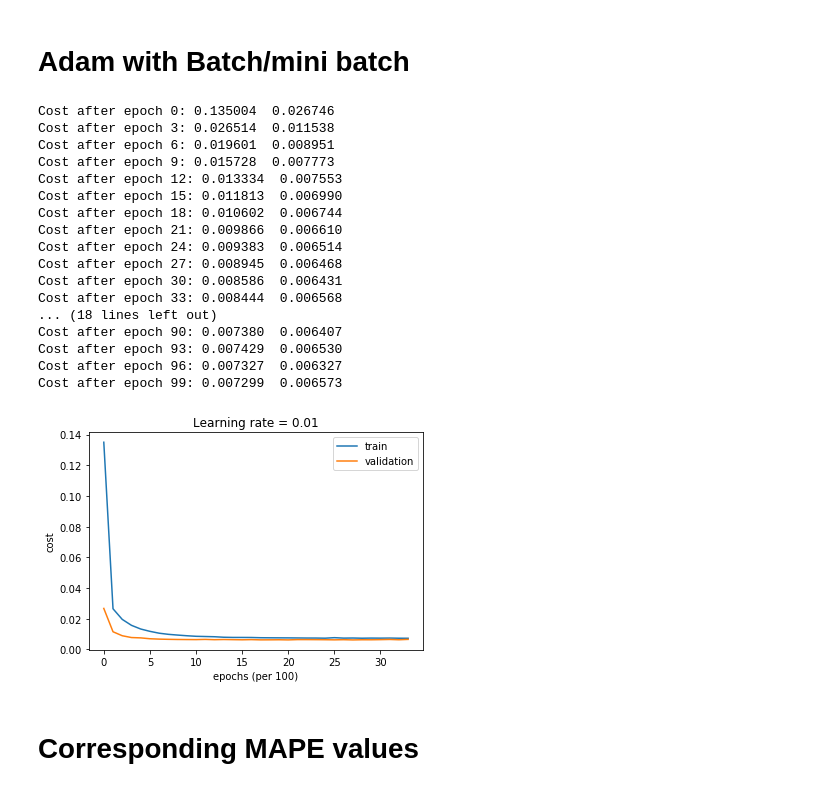
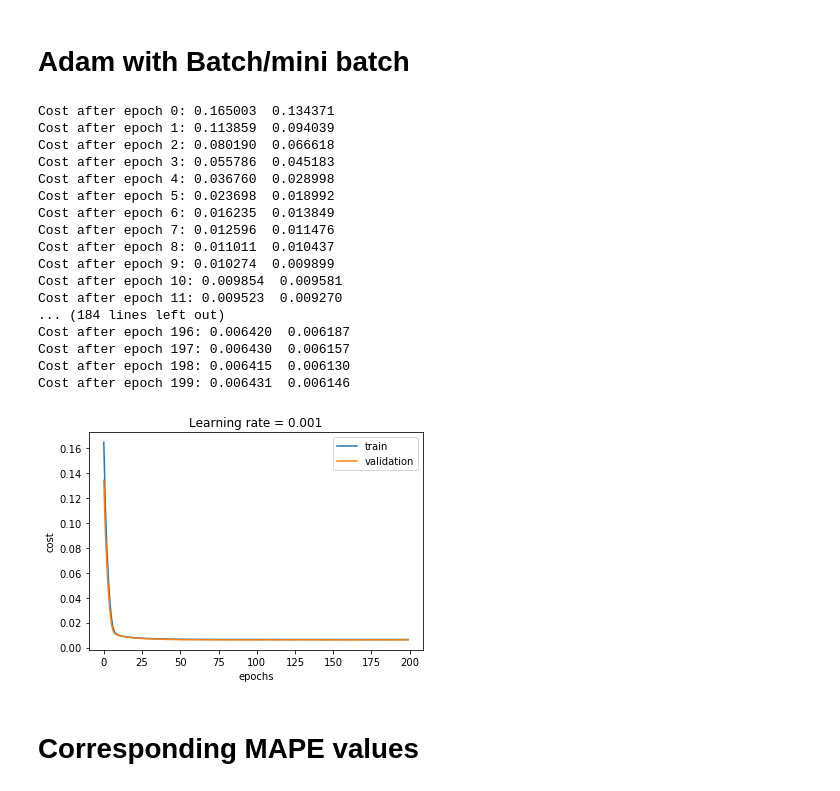
Before and after one commit to munkeops/ANN, a Jupyter notebook: Combined Cycle Power Plant.ipynb, the cells around one changed output. Cells and saved outputs as stored; diff of their text form; code cells hidden in the pictures.

```diff
--- a/Combined Cycle Power Plant.ipynb
+++ b/Combined Cycle Power Plant.ipynb
@@ -288,28 +282,28 @@ print(pred_denorm)
 # Adam with Batch/mini batch
 # %%
 layers_dims = [4,10,10,1]
-parameters = L_layer_model_minib(X_train, y_train,layers_dims,valid=True,valid_x=X_valid,valid_y=y_valid,num_iterations = 100,
-                he_init=False, mini_batch_size =256,learning_rate = 0.01, print_cost = True,regularisation='L2',lambd=0.1,
+parameters = L_layer_model_minib(X_train, y_train,layers_dims,valid=True,valid_x=X_valid,valid_y=y_valid,num_iterations = 200,
+                he_init=True, mini_batch_size =256,learning_rate = 0.001, print_cost = True,regularisation='L2',lambd=0.1,
                     optimizer="adam", beta = 0.9,beta1 = 0.9, beta2 = 0.999,epsilon = 1e-8,activation=activation,cost_func='mse')
 # %% [output]
-Cost after epoch 0: 0.135004  0.026746
-Cost after epoch 3: 0.026514  0.011538
-Cost after epoch 6: 0.019601  0.008951
-Cost after epoch 9: 0.015728  0.007773
-Cost after epoch 12: 0.013334  0.007553
-Cost after epoch 15: 0.011813  0.006990
-Cost after epoch 18: 0.010602  0.006744
-Cost after epoch 21: 0.009866  0.006610
-Cost after epoch 24: 0.009383  0.006514
-Cost after epoch 27: 0.008945  0.006468
-Cost after epoch 30: 0.008586  0.006431
-Cost after epoch 33: 0.008444  0.006568
-... (18 lines left out)
-Cost after epoch 90: 0.007380  0.006407
-Cost after epoch 93: 0.007429  0.006530
-Cost after epoch 96: 0.007327  0.006327
-Cost after epoch 99: 0.007299  0.006573
+Cost after epoch 0: 0.165003  0.134371
+Cost after epoch 1: 0.113859  0.094039
+Cost after epoch 2: 0.080190  0.066618
+Cost after epoch 3: 0.055786  0.045183
+Cost after epoch 4: 0.036760  0.028998
+Cost after epoch 5: 0.023698  0.018992
+Cost after epoch 6: 0.016235  0.013849
+Cost after epoch 7: 0.012596  0.011476
+Cost after epoch 8: 0.011011  0.010437
+Cost after epoch 9: 0.010274  0.009899
+Cost after epoch 10: 0.009854  0.009581
+Cost after epoch 11: 0.009523  0.009270
+... (184 lines left out)
+Cost after epoch 196: 0.006420  0.006187
+Cost after epoch 197: 0.006430  0.006157
+Cost after epoch 198: 0.006415  0.006130
+Cost after epoch 199: 0.006431  0.006146
-[figure, old version]
+[figure, new version]
 # %% [markdown]
 # Corresponding MAPE values
 # %%
```
Also changed, not shown: parts of 8 cells of this notebook, 2 other files.
